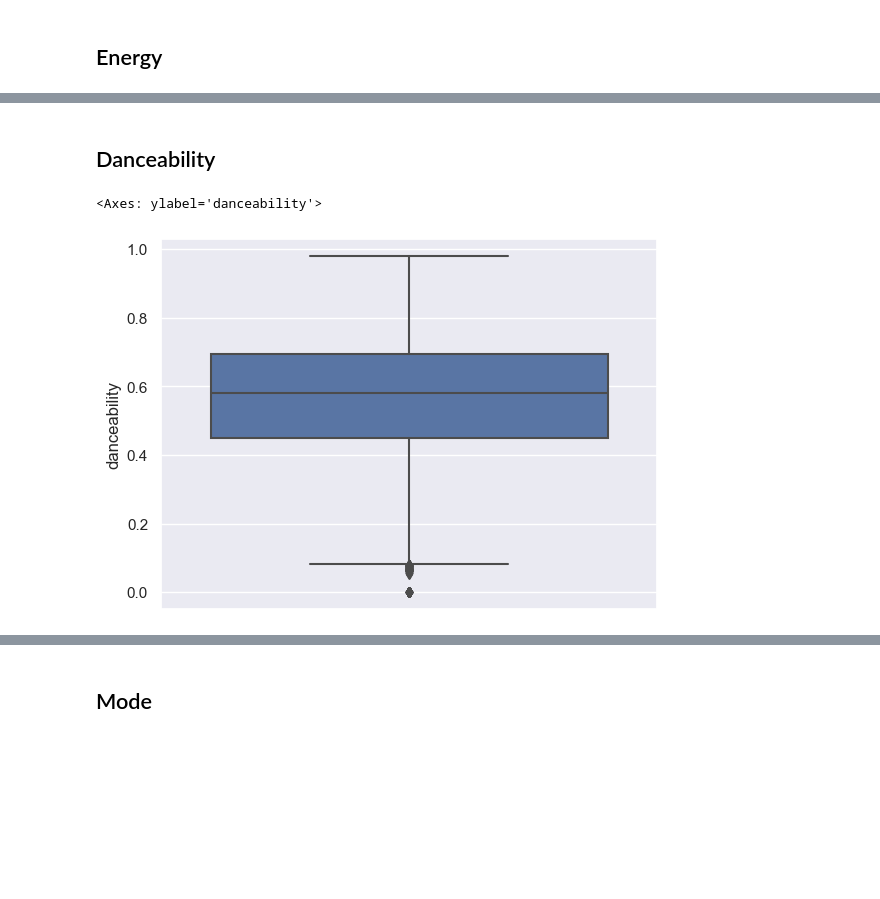
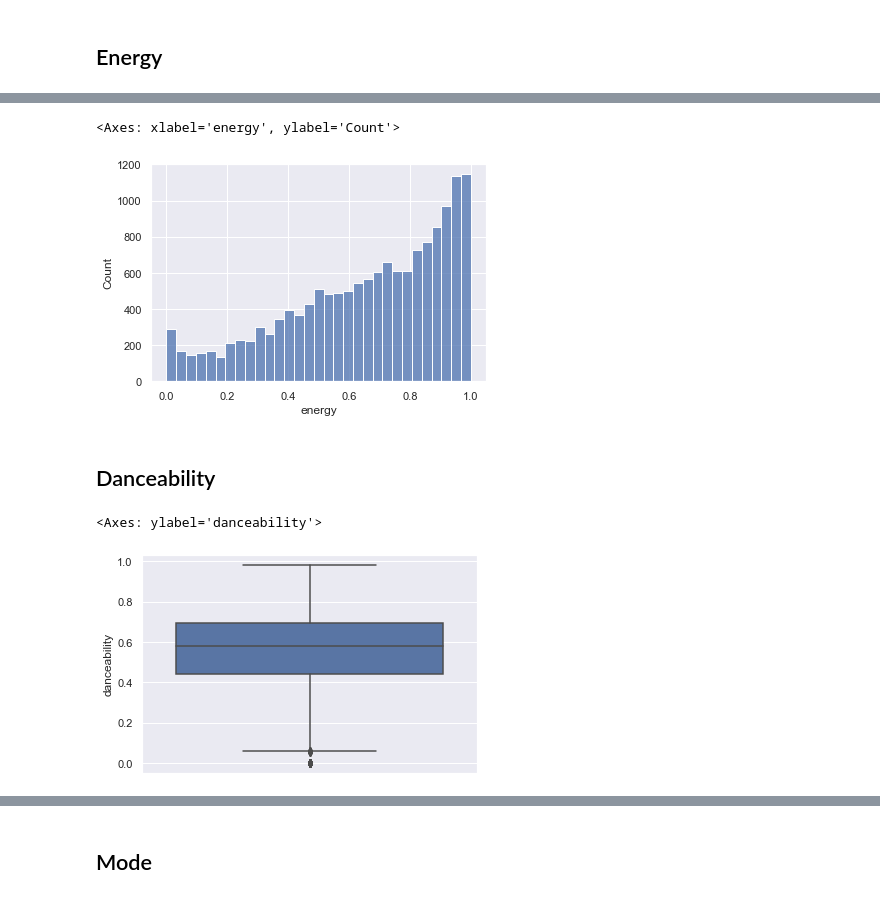
Before and after one commit to Bakko000/Data-Mining, a Jupyter notebook: dataset (missing + split)/Data understanding_2.ipynb, the cells around one changed output, grey strips where cells are left out. Cells and saved outputs as stored; diff of their text form; code cells hidden in the pictures; blank space fills up the shorter version.

```diff
--- a/dataset (missing + split)/Data understanding_2.ipynb
+++ b/dataset (missing + split)/Data understanding_2.ipynb
@@ -622,12 +683,17 @@ sns.boxplot(y=df_norm["energy"])
+# %%
+sns.histplot(df_n["energy"])
+# %% [output]
+<Axes: xlabel='energy', ylabel='Count'>
+[figure, added]
 # %%
 df_n['energy']=df['energy']
 # %% [markdown]
 ## Danceability
 # %%
-sns.boxplot(y=df_norm["danceability"])
+sns.boxplot(y=df["danceability"])
 # %% [output]
 <Axes: ylabel='danceability'>
-[figure, old version]
+[figure, new version]
 # %%
 plt.hist(df['danceability'])
 # %% [output]
```
Also changed, not shown: parts of 65 cells of this notebook.
